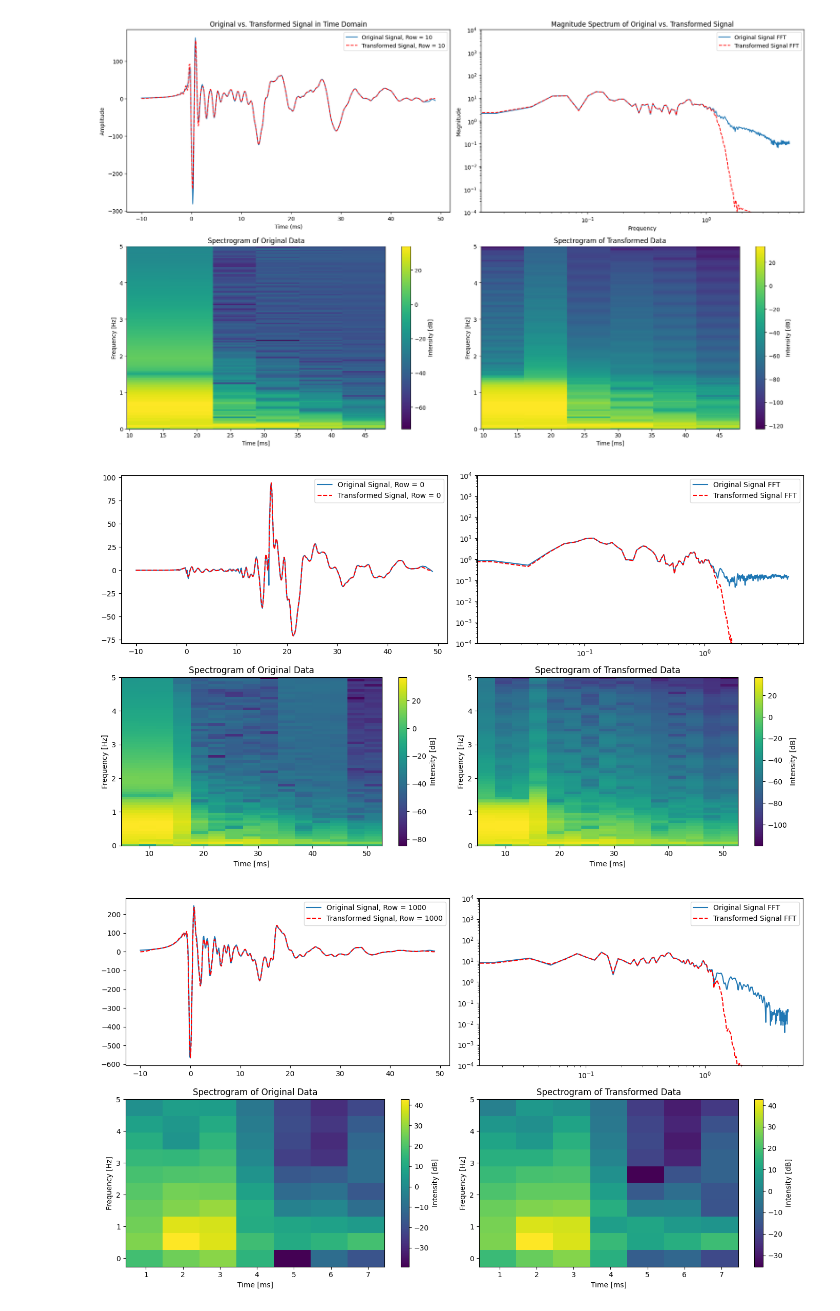
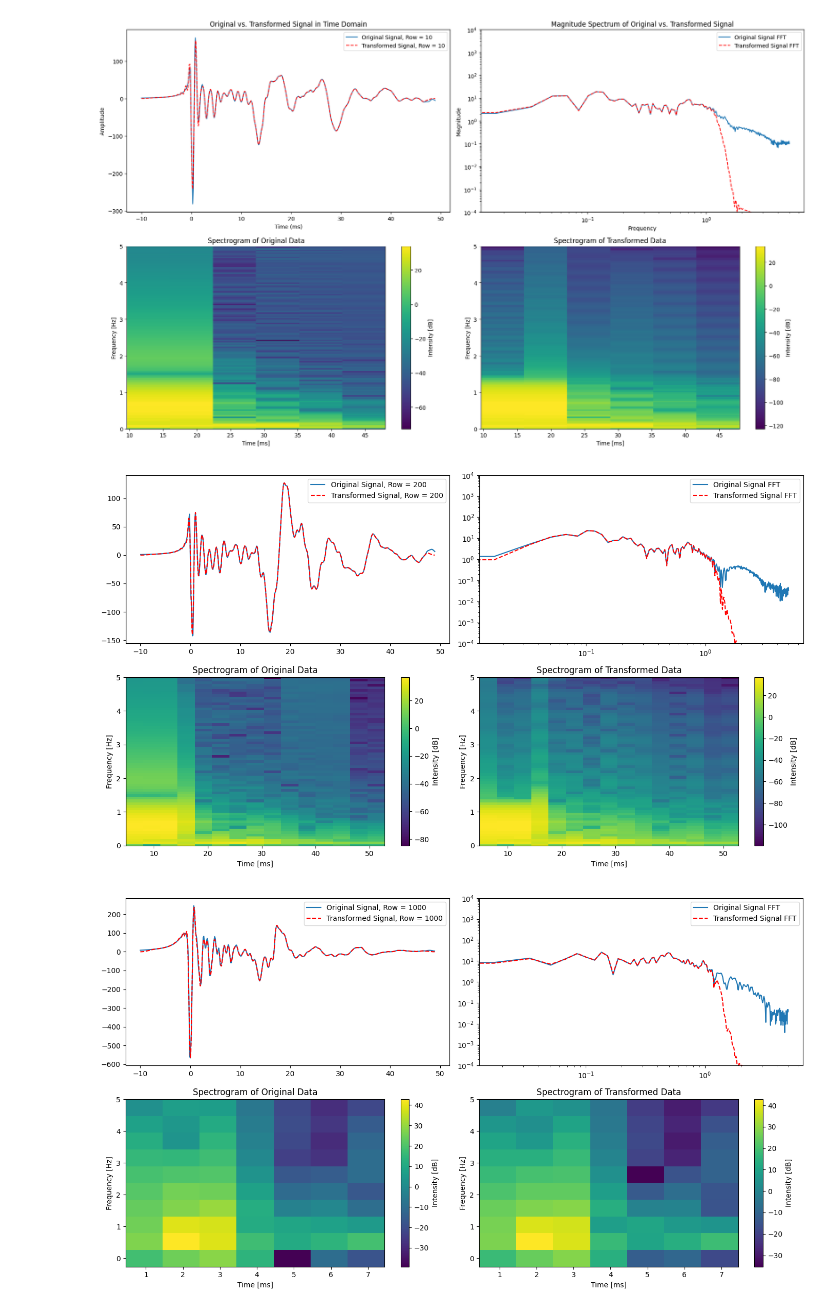
Before and after one commit to am610/GWCCSN_EOS_Ye, a Jupyter notebook: 18_EoS_NN_Fourier.ipynb, the cells around one changed output. Saved outputs shown, nothing was run; the diff lists cells and outputs as text; code cells hidden in the pictures.

```diff
--- a/18_EoS_NN_Fourier.ipynb
+++ b/18_EoS_NN_Fourier.ipynb
@@ -609,8 +609,9 @@ filtered_data = windowed_data.apply(lambda x: filtfilt(b, a, x), axis=1)
 
 # 3. Fourier Transformation
 # Taking one representative row (e.g., the first row) from both datasets
-sample_original = original_data.iloc[0]
-sample_transformed = filtered_data.iloc[0]
+N = 200
+sample_original = original_data.iloc[N]
+sample_transformed = filtered_data.iloc[N]
 sample_frequencies = fftshift(fftfreq(len(sample_original), d=(time_data[1]-time_data[0])))
 sample_spectrum1 = 2.0/len(sample_original) * fftshift(fft(sample_original))
 sample_spectrum2 = 2.0/len(sample_transformed) * fftshift(fft(sample_transformed))
@@ -625,39 +626,39 @@ _, _, Sxx_transformed = spectrogram(filtered_data.mean(), fs=1.0/(time_data[1]-t
 # Fourier Transformation plots
 plt.figure(figsize=(14, 8))
 plt.subplot(2, 2, 1)
-plt.plot(time_data, sample_original, label="Original Signal, Row = 0")
-plt.plot(time_data, sample_transformed, linestyle='--', label="Transformed Signal, Row = 0", color='r')
+plt.plot(time_data, sample_original, label="Original Signal, Row = %s"%N)
+plt.plot(time_data, sample_transformed, linestyle='--', label="Transformed Signal, Row = %s"%N, color='r')
 plt.legend()
 plt.subplot(2, 2, 2)
 plt.plot(sample_frequencies, np.abs(sample_spectrum1), label='Original Signal FFT')
 plt.plot(sample_frequencies, np.abs(sample_spectrum2), linestyle='--', label='Transformed Signal FFT', color='r')
 plt.yscale('log')
 plt.xscale('log')
 plt.ylim(1e-4,1e4)
 plt.legend()
 
 # Spectrogram plots
 plt.subplot(2, 2, 3)
 plt.pcolormesh(times, frequencies, 10 * np.log10(Sxx_original), shading='auto')
 plt.colorbar(label='Intensity [dB]')
 plt.ylabel('Frequency [Hz]')
 plt.xlabel('Time [ms]')
 plt.title('Spectrogram of Original Data')
 #plt.ylim(0, 1)
 plt.ylim(frequencies.min(), frequencies.max())
 
 plt.subplot(2, 2, 4)
 plt.pcolormesh(times, frequencies, 10 * np.log10(Sxx_transformed), shading='auto')
 plt.colorbar(label='Intensity [dB]')
 plt.ylabel('Frequency [Hz]')
 plt.xlabel('Time [ms]')
 plt.title('Spectrogram of Transformed Data')
 #plt.ylim(0, 1)
 plt.ylim(frequencies.min(), frequencies.max())
 plt.tight_layout()
 plt.show()
 # %% [output]
-[figure, old version]
+[figure, new version]
 # %%
 # @title
 
```
Also changed, not shown: parts of 1 cell of this notebook.
